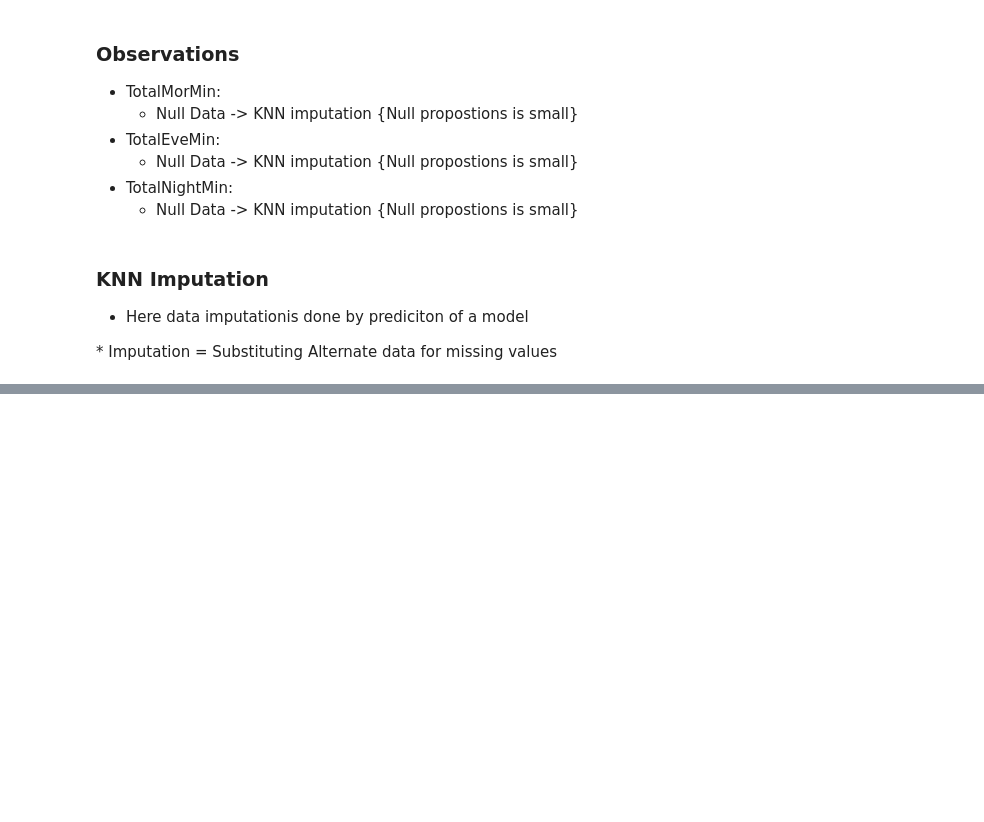
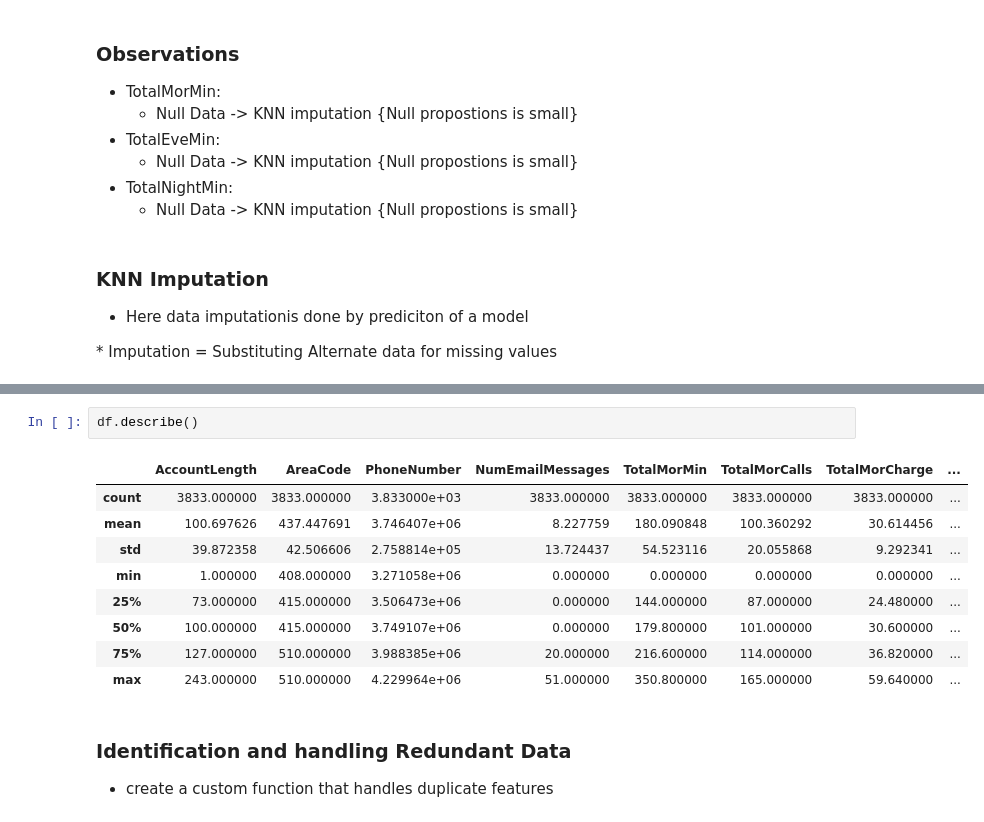
Before and after one commit to PuneetSivananda/programming_for_lovers, a Jupyter notebook: fcc/insaid/CustomerChurn/Customer_Churn.ipynb, the cells around one changed output, grey strips where cells are left out. Cells and saved outputs as stored; diff of their text form; blank space fills up the shorter version.

```diff
--- a/fcc/insaid/CustomerChurn/Customer_Churn.ipynb
+++ b/fcc/insaid/CustomerChurn/Customer_Churn.ipynb
@@ -90,0 +101,16 @@ ModuleNotFoundError: No module named 'sklearn'
+# %%
+df.describe()
+# %% [output]
+|  | AccountLength | AreaCode | PhoneNumber | NumEmailMessages | TotalMorMin | TotalMorCalls | TotalMorCharge | ... |
+| count | 3833.000000 | 3833.000000 | 3.833000e+03 | 3833.000000 | 3833.000000 | 3833.000000 | 3833.000000 | ... |
+| mean | 100.697626 | 437.447691 | 3.746407e+06 | 8.227759 | 180.090848 | 100.360292 | 30.614456 | ... |
+| std | 39.872358 | 42.506606 | 2.758814e+05 | 13.724437 | 54.523116 | 20.055868 | 9.292341 | ... |
+| min | 1.000000 | 408.000000 | 3.271058e+06 | 0.000000 | 0.000000 | 0.000000 | 0.000000 | ... |
+| 25% | 73.000000 | 415.000000 | 3.506473e+06 | 0.000000 | 144.000000 | 87.000000 | 24.480000 | ... |
+| 50% | 100.000000 | 415.000000 | 3.749107e+06 | 0.000000 | 179.800000 | 101.000000 | 30.600000 | ... |
+| 75% | 127.000000 | 510.000000 | 3.988385e+06 | 20.000000 | 216.600000 | 114.000000 | 36.820000 | ... |
+| max | 243.000000 | 510.000000 | 4.229964e+06 | 51.000000 | 350.800000 | 165.000000 | 59.640000 | ... |
+# %% [markdown]
+### Identification and handling Redundant Data
+
+- create a custom function that handles duplicate features
```
Also changed, not shown: parts of 9 cells of this notebook.
